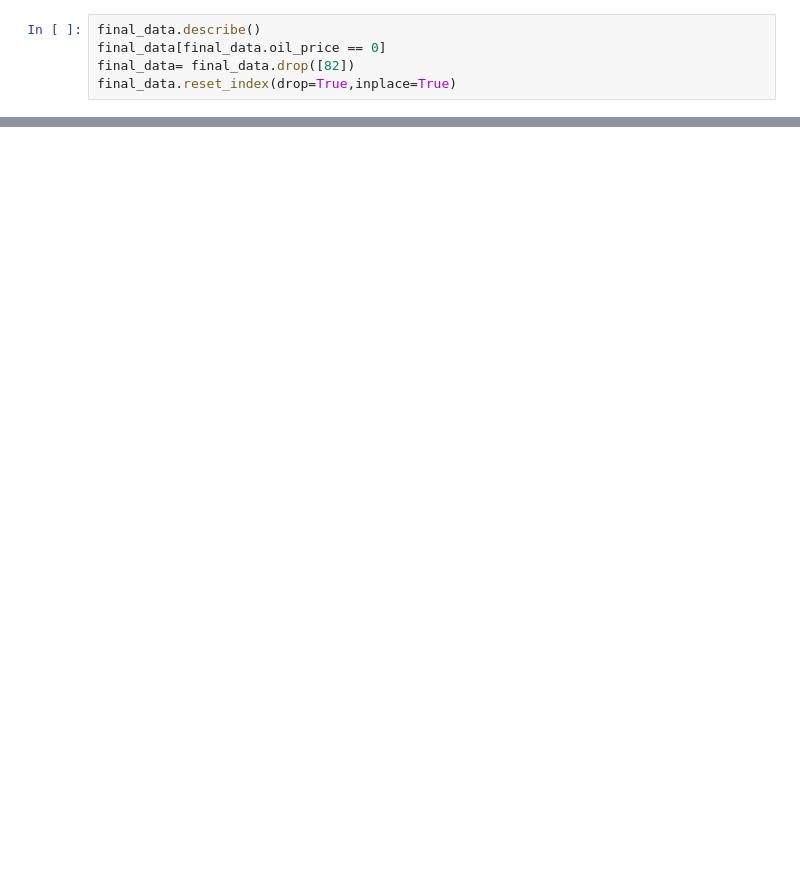
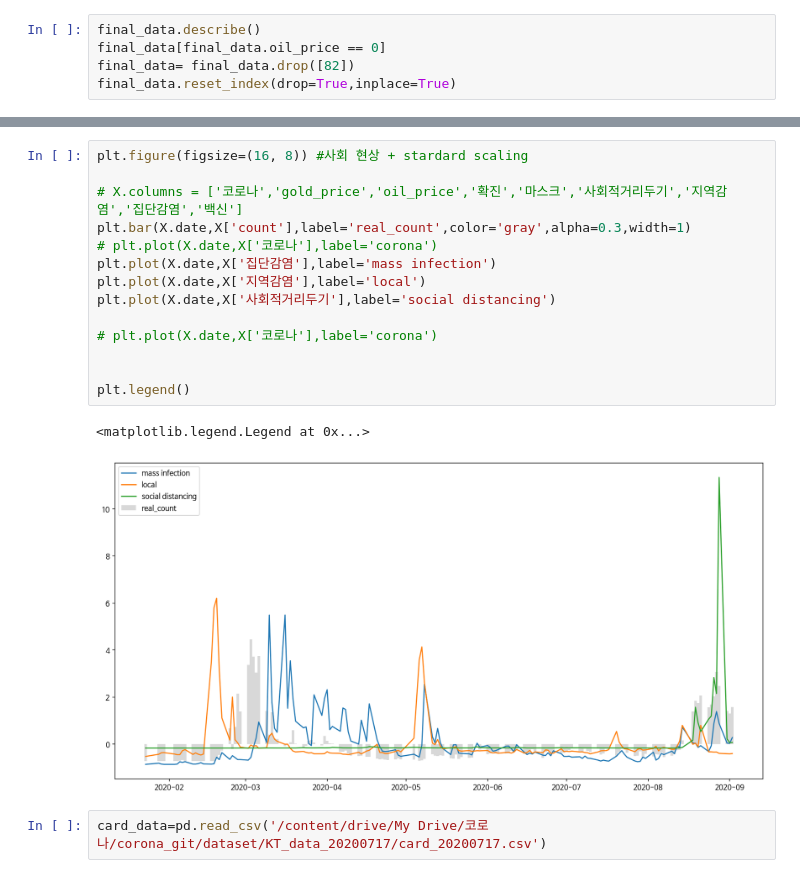
Before and after one commit to inuinseoul/2020teammate, a Jupyter notebook: covid_5ohyun.ipynb, the cells around one changed output, grey strips where cells are left out. Saved outputs shown, nothing was run; the diff lists cells and outputs as text; blank space fills up the shorter version.

```diff
--- a/covid_5ohyun.ipynb
+++ b/covid_5ohyun.ipynb
@@ -396,0 +216,19 @@ over
+# %%
+plt.figure(figsize=(16, 8)) #사회 현상 + stardard scaling
+
+# X.columns = ['코로나','gold_price','oil_price','확진','마스크','사회적거리두기','지역감염','집단감염','백신']
+plt.bar(X.date,X['count'],label='real_count',color='gray',alpha=0.3,width=1)
+# plt.plot(X.date,X['코로나'],label='corona')
+plt.plot(X.date,X['집단감염'],label='mass infection')
+plt.plot(X.date,X['지역감염'],label='local')
+plt.plot(X.date,X['사회적거리두기'],label='social distancing')
+
+# plt.plot(X.date,X['코로나'],label='corona')
+
+
+plt.legend()
+# %% [output]
+<matplotlib.legend.Legend at 0x...>
+[figure, added]
+# %%
+card_data=pd.read_csv('/content/drive/My Drive/코로나/corona_git/dataset/KT_data_20200717/card_20200717.csv')
```
Also changed, not shown: parts of 56 cells of this notebook.
